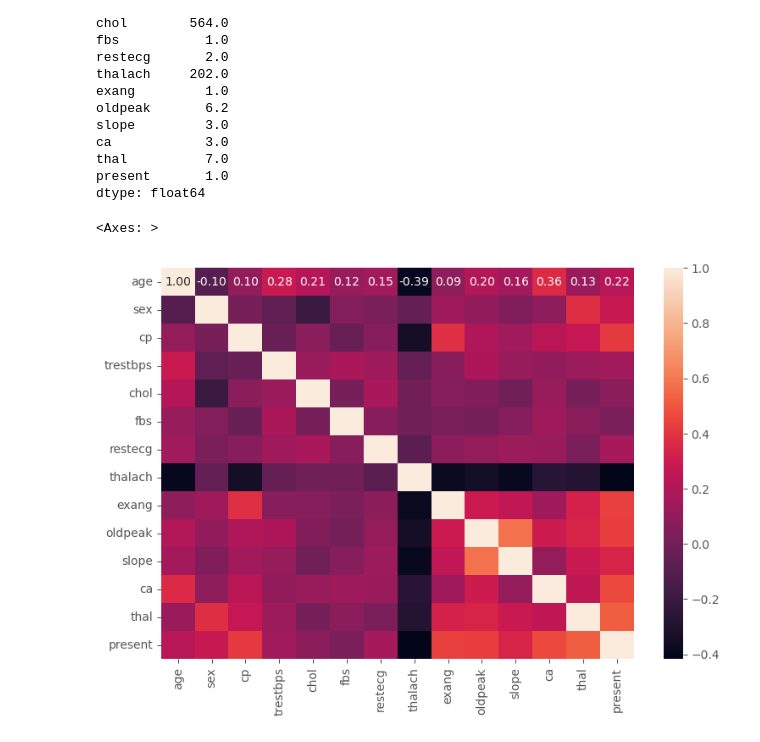
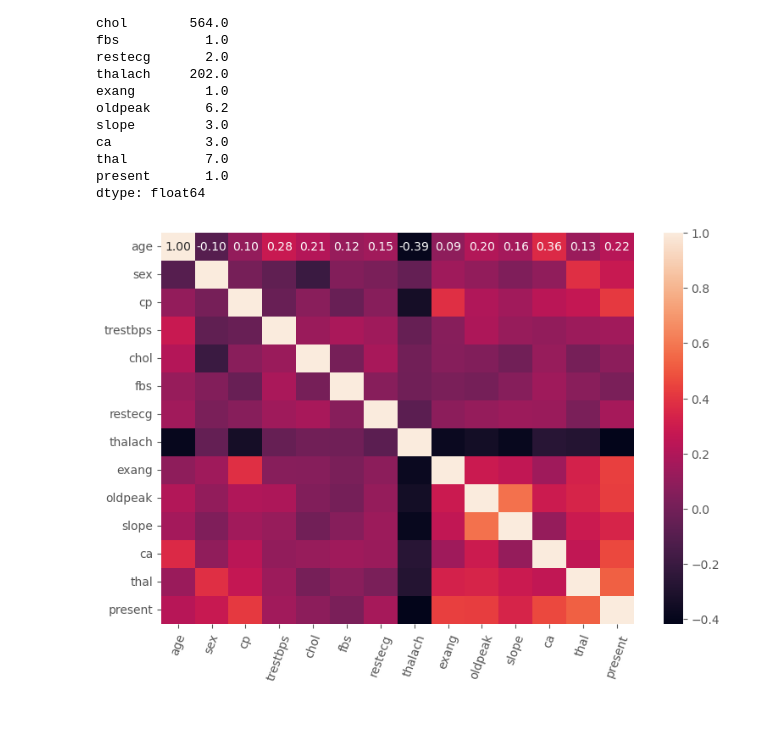
Before and after one commit to SilbaB/Heart_disease, a Jupyter notebook: Heart_disease.ipynb, the cells around one changed output. Drawn from its saved outputs; the diff is of its cells as text; code cells hidden in the pictures.

```diff
--- a/Heart_disease.ipynb
+++ b/Heart_disease.ipynb
@@ -292,6 +292,7 @@ correlation=data.corr()
 # %%
 plt.figure(figsize=(9,6))
 sns.heatmap(correlation,annot=True,fmt=".02f")
+plt.xticks(rotation=70)
+plt.show()
 # %% [output]
-<Axes: >
-[figure, old version]
+[figure, new version]
```
Also changed, not shown: parts of 5 cells of this notebook.
